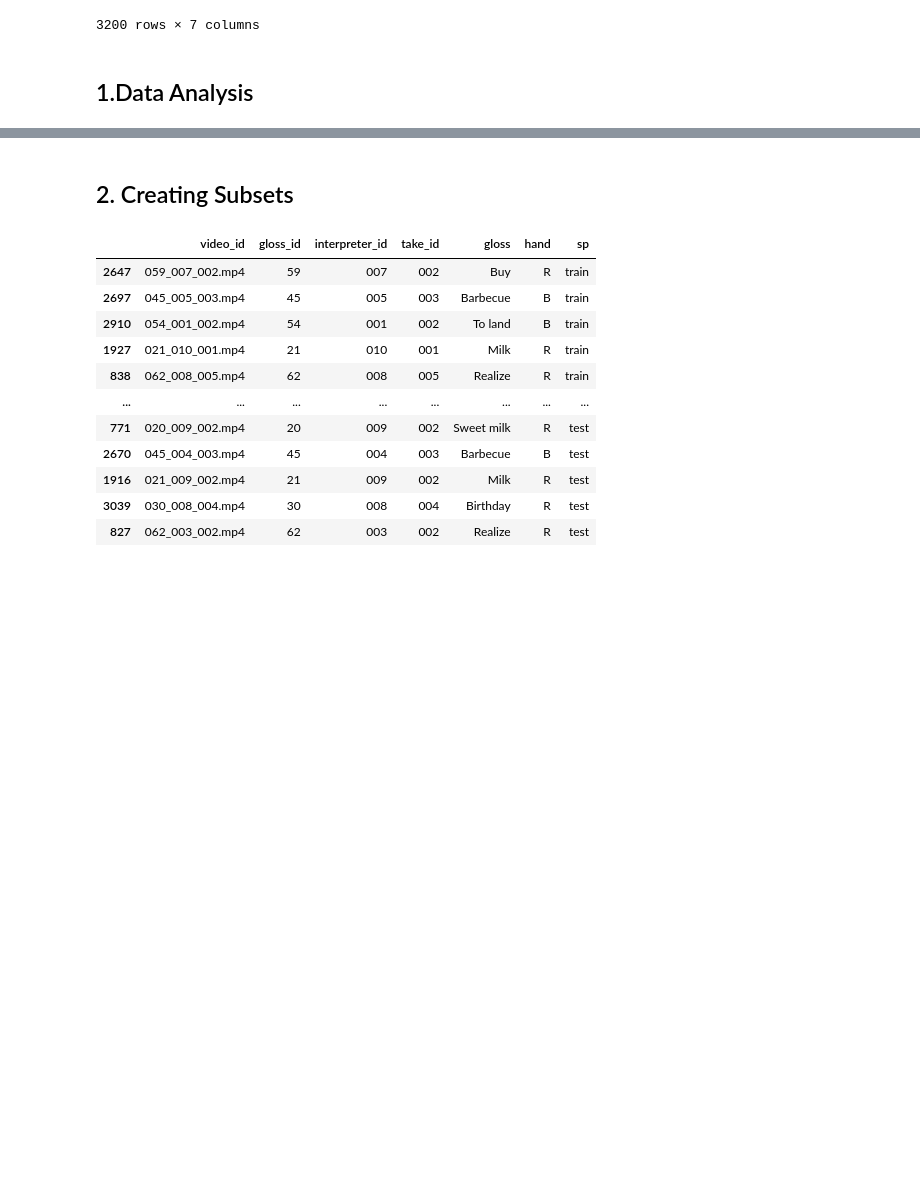
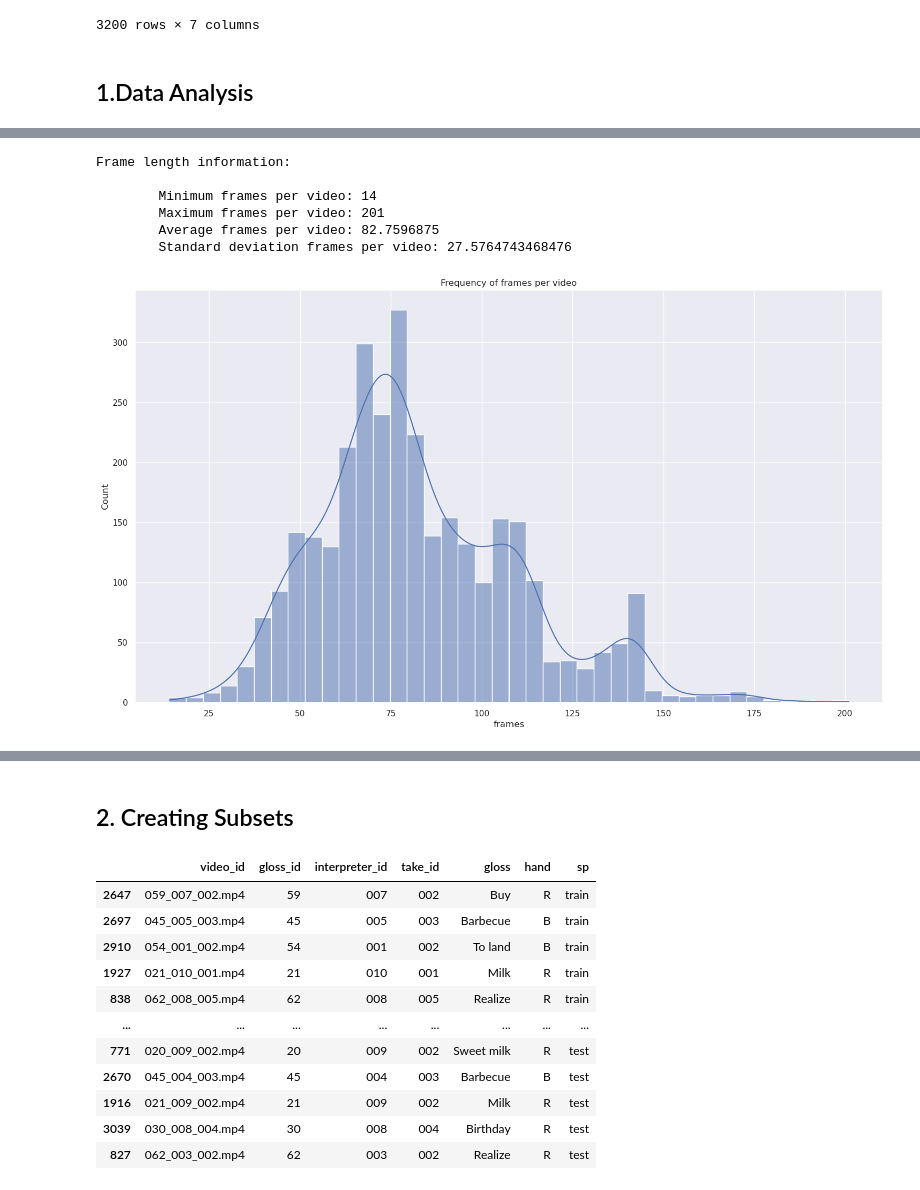
Before and after one commit to Javimh18/TFM_DSBD, a Jupyter notebook: src/org_aug_dataset.ipynb, the cells around one changed output, grey strips where cells are left out. Saved outputs shown, nothing was run; the diff lists cells and outputs as text; code cells hidden in the pictures; blank space fills up the shorter version.

Commit message:
Data analysis

```diff
--- a/src/org_aug_dataset.ipynb
+++ b/src/org_aug_dataset.ipynb
@@ -137,3 +137,34 @@ full_metadata_df
 3200 rows × 7 columns
 # %% [markdown]
 ## 1.Data Analysis
+# %%
+# define a function to get number of frames per video
+import cv2
+def get_n_frames_video(video_path):
+
+    cap = cv2.VideoCapture(video_path)
+    count = 0
+
+    try:
+        count = int(cap.get(cv2.CAP_PROP_FRAME_COUNT))
+    except:
+        ret = True
+        while ret:
+            ret = cap.read()
+            count += 1
+
+    cap.release()
+
+    return count
+# %%
+# we now apply this function to the dataset, to get the frames per video and append it to the dataframe columns
+
+video_frames = []
+for index, row in full_metadata_df.iterrows():
+    vid_path = os.path.join(VIDEOS_PATH, row['video_id'])
+    video_frames.append(get_n_frames_video(vid_path))
+
+frames_df=pd.DataFrame({"frames":video_frames})
+
+full_metadata_df = pd.concat([full_metadata_df, frames_df], axis=1)
+full_metadata_df
@@ -139,0 +185,23 @@ full_metadata_df
+# %%
+import numpy as np
+import seaborn as sns
+import matplotlib.pyplot as plt
+
+print("Frame length information:\n")
+print(f"\tMinimum frames per video: {np.min(full_metadata_df['frames'])}")
+print(f"\tMaximum frames per video: {np.max(full_metadata_df['frames'])}")
+print(f"\tAverage frames per video: {np.mean(full_metadata_df['frames'])}")
+print(f"\tStandard deviation frames per video: {np.std(full_metadata_df['frames'])}")
+# %% [output]
+Frame length information:
+
+        Minimum frames per video: 14
+        Maximum frames per video: 201
+        Average frames per video: 82.7596875
+        Standard deviation frames per video: 27.5764743468476
+# %%
+sns.histplot(full_metadata_df['frames'], kde=True)
+plt.title("Frequency of frames per video")
+plt.show()
+# %% [output]
+[figure, added]
```
Also changed, not shown: parts of 9 cells of this notebook.
